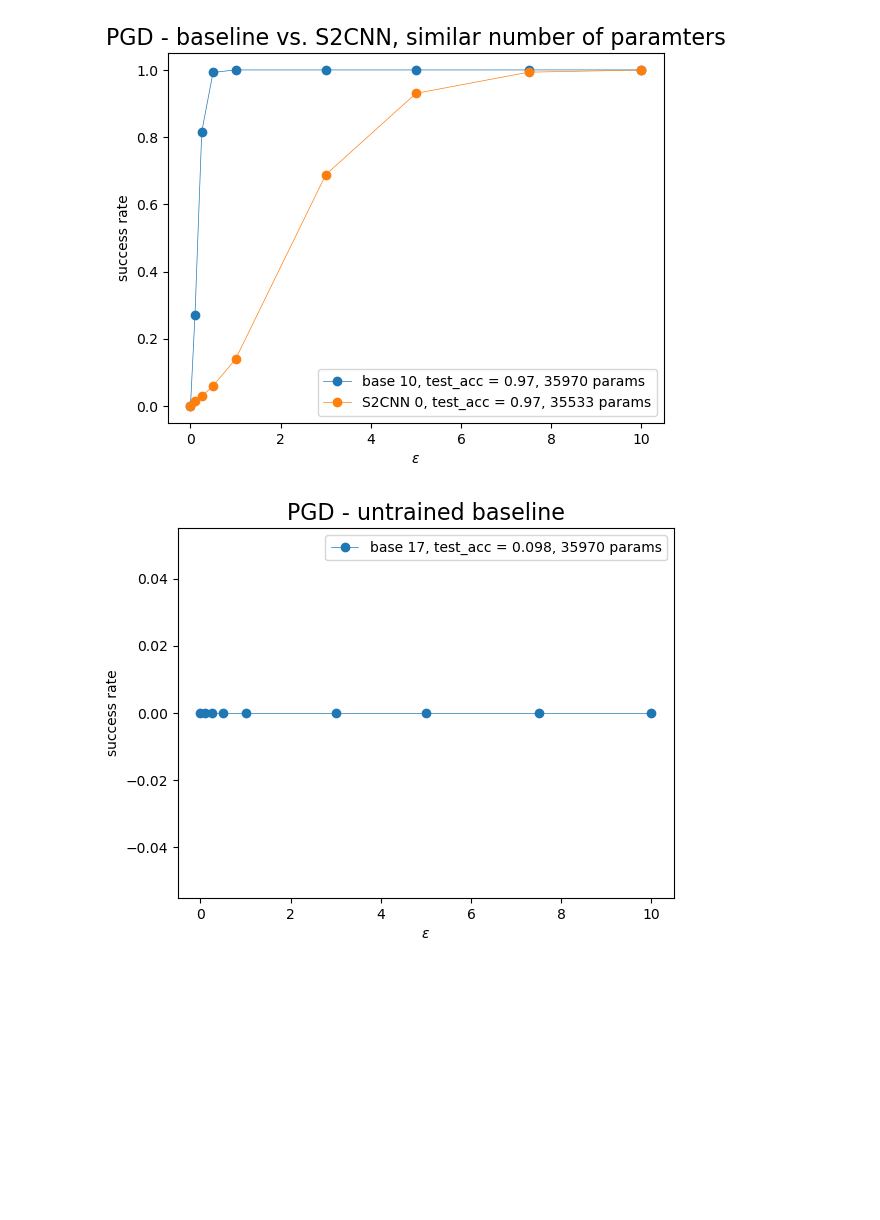
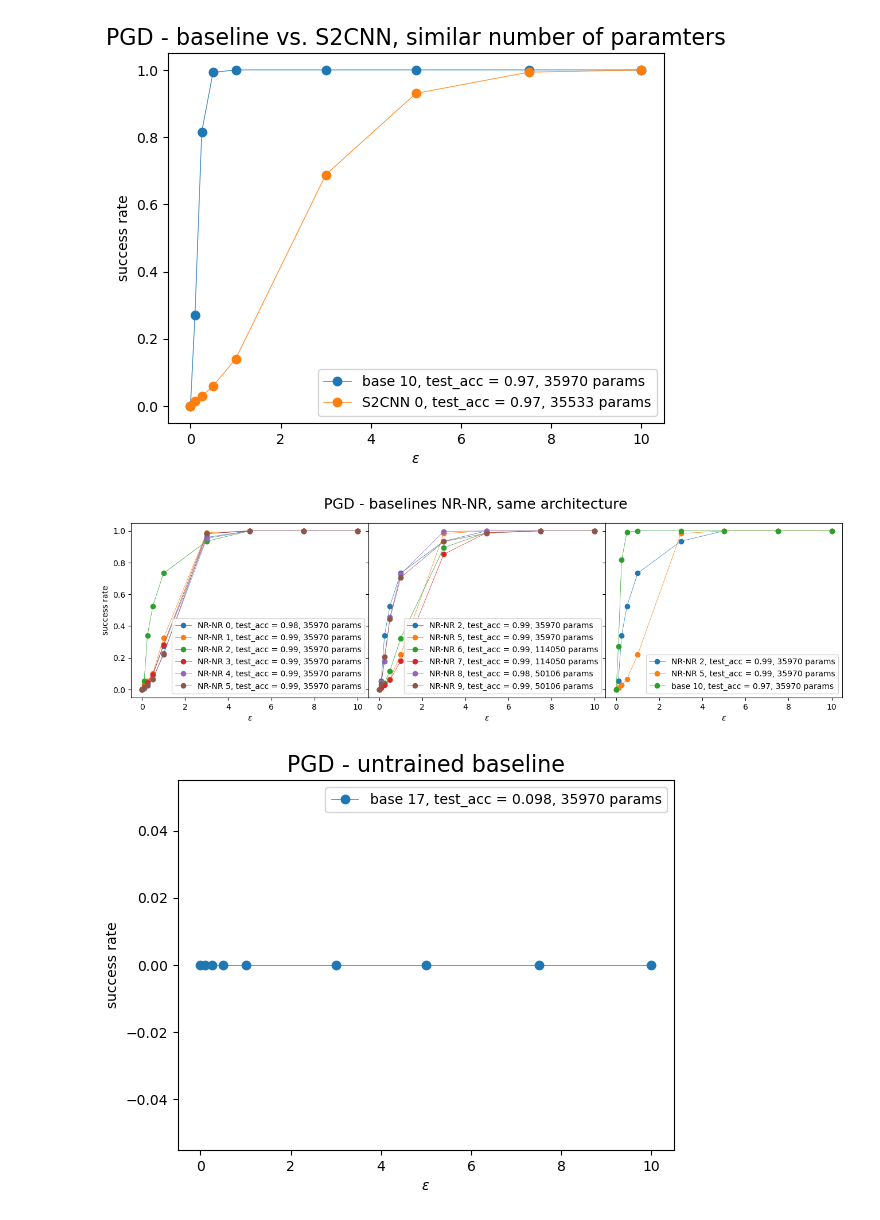
Before and after one commit to Schuh93/sem_seg_s2cnn, a Jupyter notebook: examples/mnist_adv/PGD - results.ipynb, the cells around one changed output. Drawn from its saved outputs; the diff is of its cells as text; code cells hidden in the pictures; blank space fills up the shorter version.

```diff
--- a/examples/mnist_adv/PGD - results.ipynb
+++ b/examples/mnist_adv/PGD - results.ipynb
@@ -9,6 +10,9 @@ baseline_run_names = [1668278459, 1668279489, 1668283177, 1668284221, 1668289478
             1669374570]
 
 S2CNN_run_names = [1668559990, 1668568059, 1668578286, 1668598496, 1668637573, 1668139362, 1668030960]
+
+NR_NR_run_names = [1671715247, 1671716139, 1671717283, 1671720334, 1671724685, 1671725735, 1671729865,
+                   1671742022, 1671748092, 1671760833]
 # %%
 baseline_images = []
 baseline_preds = []
@@ -48,3 +50,20 @@ S2CNN_params = load_attack_results(S2CNN_run_names[0], 'LinfProjectedGradientDes
+# %%
+NR_NR_images = []
+NR_NR_preds = []
+NR_NR_clean_preds = []
+
+for run_name in NR_NR_run_names:
+    NR_NR_images_, NR_NR_preds_, NR_NR_clean_preds_, labels = load_attack_results(run_name, 'LinfProjectedGradientDescentAttack', 'images.pickle')
+    NR_NR_images.append(NR_NR_images_)
+    NR_NR_preds.append(NR_NR_preds_)
+    NR_NR_clean_preds.append(NR_NR_clean_preds_)
+
+NR_NR_success = [load_attack_results(run_name, 'LinfProjectedGradientDescentAttack', 'success.pickle') for run_name in NR_NR_run_names]
+NR_NR_success_rate = [load_attack_results(run_name, 'LinfProjectedGradientDescentAttack', 'success_rate.pickle') for run_name in NR_NR_run_names]
+NR_NR_logits = torch.stack([load_attack_results(run_name, 'LinfProjectedGradientDescentAttack', 'logits.pickle') for run_name in NR_NR_run_names])
+NR_NR_clean_test_accs = [load_from_db(run_name, 'metrics.test_acc') for run_name in NR_NR_run_names]
+NR_NR_total_params = [load_from_db(run_name, 'params.total_params') for run_name in NR_NR_run_names]
+NR_NR_params = load_attack_results(NR_NR_run_names[0], 'LinfProjectedGradientDescentAttack', 'params.pickle')
 # %%
 print(baseline_params, '\n')
 print(baseline_images[0].size(), baseline_preds[0].size(), baseline_clean_preds[0].size(), labels.size(), baseline_success[0].size(), baseline_success_rate[0].size())
@@ -131,6 +150,34 @@ plt.legend()
 plt.show()
 # %% [output]
 [figure]
+# %%
+fig, axs = plt.subplots(nrows=1, ncols=3, figsize = (16, 4), sharey=True, gridspec_kw={'wspace':0, 'hspace':0})
+plt.suptitle('PGD - baselines NR-NR, same architecture', fontsize=18)
+plt.subplots_adjust(top=0.87)
+
+for i in range(6):
+    axs[0].plot(NR_NR_params['epsilons'], NR_NR_success_rate[i], 'o-', linewidth=0.5, label=f"NR-NR {i}, test_acc = {NR_NR_clean_test_accs[i]:.{2}}, {NR_NR_total_params[i]} params")
+    axs[0].set_xlabel('$\epsilon$')
+    axs[0].set_ylabel('success rate')
+
+for i in chain([2], range(5,10)):
+    axs[1].plot(NR_NR_params['epsilons'], NR_NR_success_rate[i], 'o-', linewidth=0.5, label=f"NR-NR {i}, test_acc = {NR_NR_clean_test_accs[i]:.{2}}, {NR_NR_total_params[i]} params")
+    axs[1].set_xlabel('$\epsilon$')
+
+for i in [2,5]:
+    axs[2].plot(NR_NR_params['epsilons'], NR_NR_success_rate[i], 'o-', linewidth=0.5, label=f"NR-NR {i}, test_acc = {NR_NR_clean_test_accs[i]:.{2}}, {NR_NR_total_params[i]} params")
+    axs[2].set_xlabel('$\epsilon$')
+for i in [10]:
+    axs[2].plot(baseline_params['epsilons'], baseline_success_rate[i], 'o-', linewidth=0.5, label=f"base {i}, test_acc = {baseline_clean_test_accs[i]:.{2}}, {baseline_total_params[i]} params")
+    axs[2].set_xlabel('$\epsilon$')
+
+for j in range(3):
+    axs[j].legend()
+
+
+plt.show()
+# %% [output]
+[figure, added]
 # %%
 plt.title('PGD - untrained baseline', fontsize=16)
 for i in [17]:
```
Also changed, not shown: parts of 3 cells of this notebook, 5 other files.
